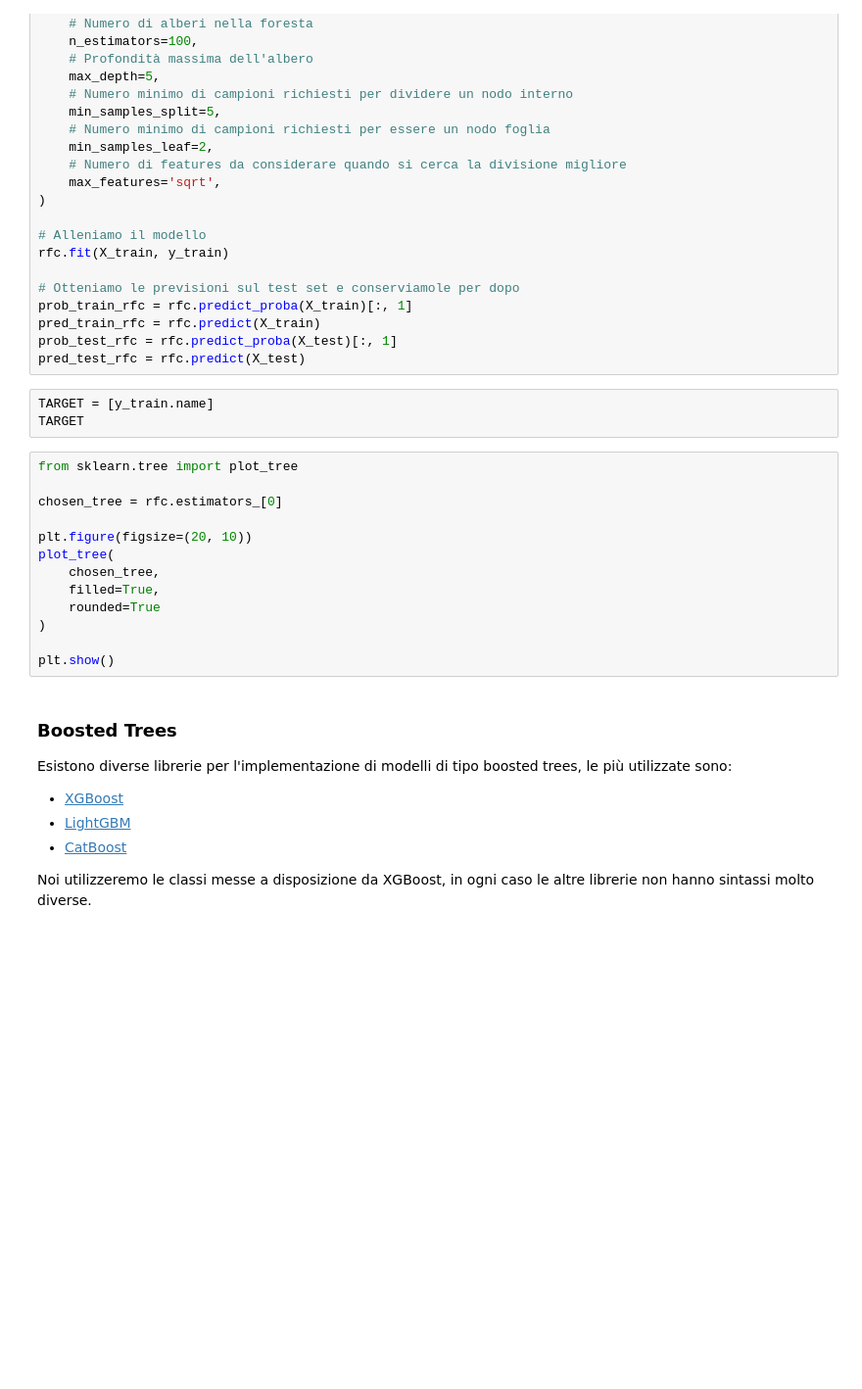
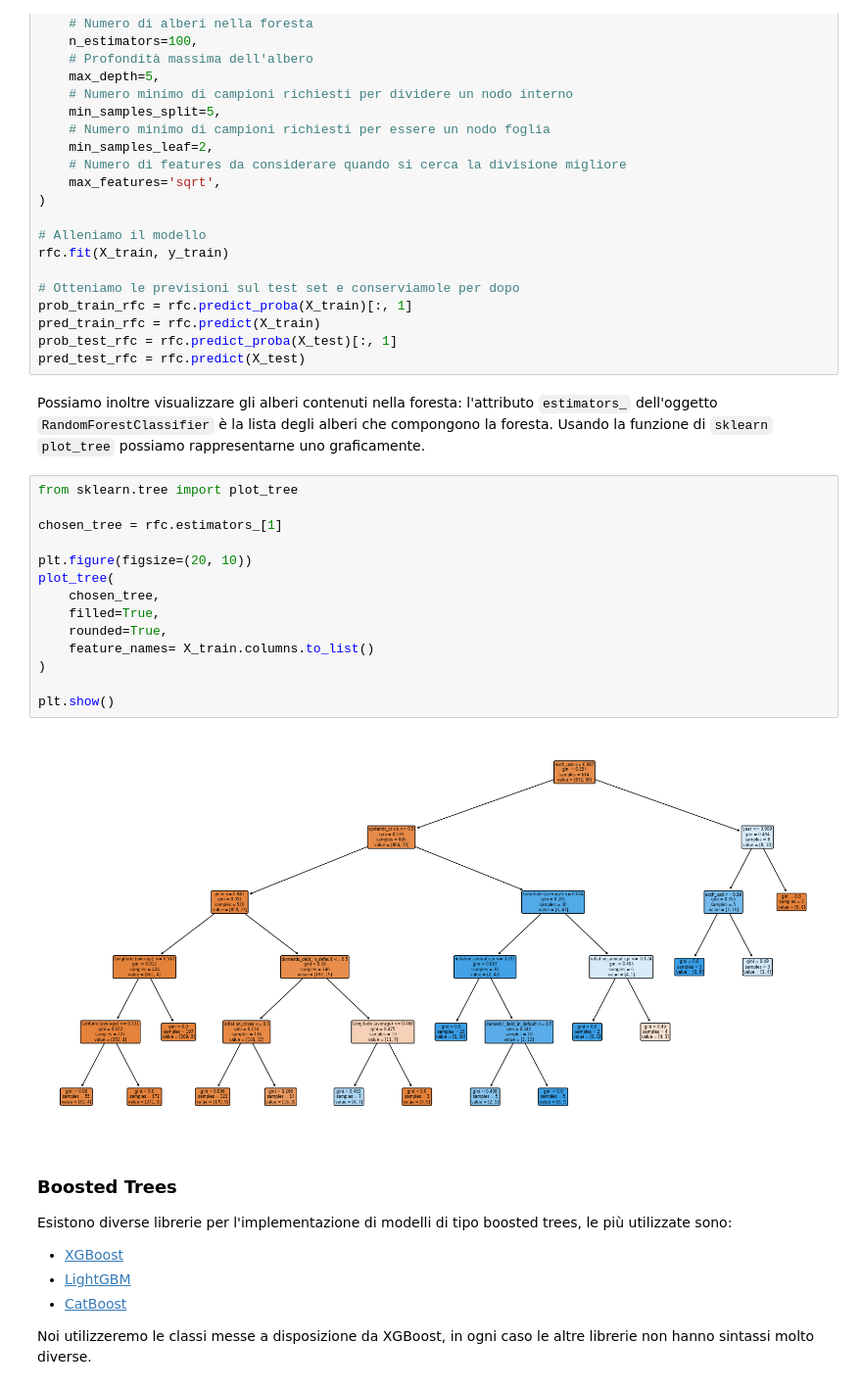
Before and after one commit to DLBD-Department/Python-Data-Science, a Jupyter notebook: Day3-MachineLearning/E2E-ML.ipynb, the cells around one changed output. Shown at 98% size. Saved outputs shown, nothing was run; the diff lists cells and outputs as text; blank space fills up the shorter version.

Commit message:
[FEAT] ttree and F score plots, ensembles

```diff
--- a/Day3-MachineLearning/E2E-ML.ipynb
+++ b/Day3-MachineLearning/E2E-ML.ipynb
@@ -221,22 +242,24 @@ prob_train_rfc = rfc.predict_proba(X_train)[:, 1]
 pred_train_rfc = rfc.predict(X_train)
 prob_test_rfc = rfc.predict_proba(X_test)[:, 1]
 pred_test_rfc = rfc.predict(X_test)
-# %%
-TARGET = [y_train.name]
-TARGET
+# %% [markdown]
+Possiamo inoltre visualizzare gli alberi contenuti nella foresta: l'attributo `estimators_` dell'oggetto `RandomForestClassifier` è la lista degli alberi che compongono la foresta. Usando la funzione di `sklearn` `plot_tree` possiamo rappresentarne uno graficamente.
 # %%
 from sklearn.tree import plot_tree
 
-chosen_tree = rfc.estimators_[0]
+chosen_tree = rfc.estimators_[1]
 
 plt.figure(figsize=(20, 10))
 plot_tree(
     chosen_tree,
     filled=True,
-    rounded=True
+    rounded=True,
+    feature_names= X_train.columns.to_list()
 )
 
 plt.show()
+# %% [output]
+[figure, added]
 # %% [markdown]
 ### Boosted Trees
 
```
Also changed, not shown: parts of 28 cells of this notebook, 2 other files.
